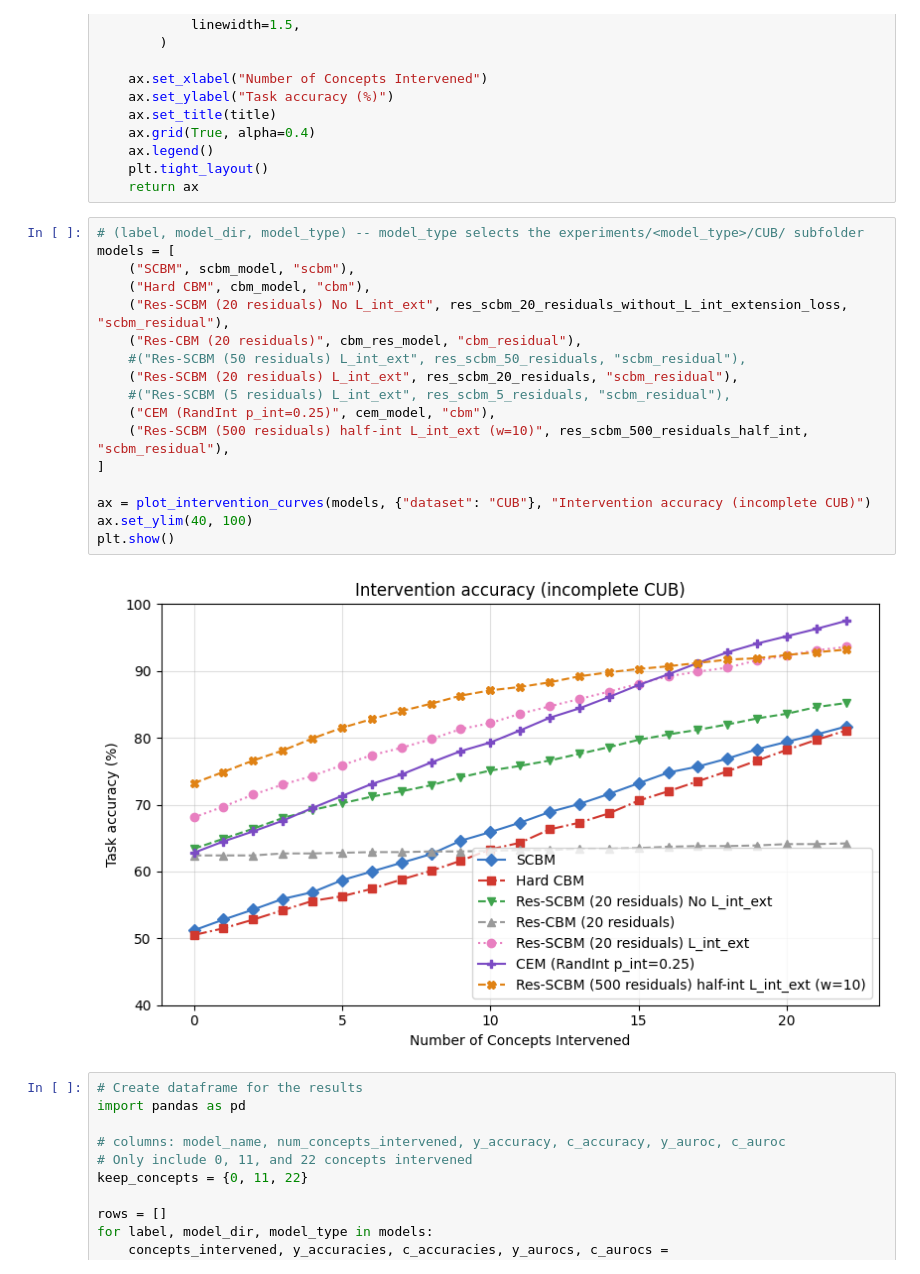
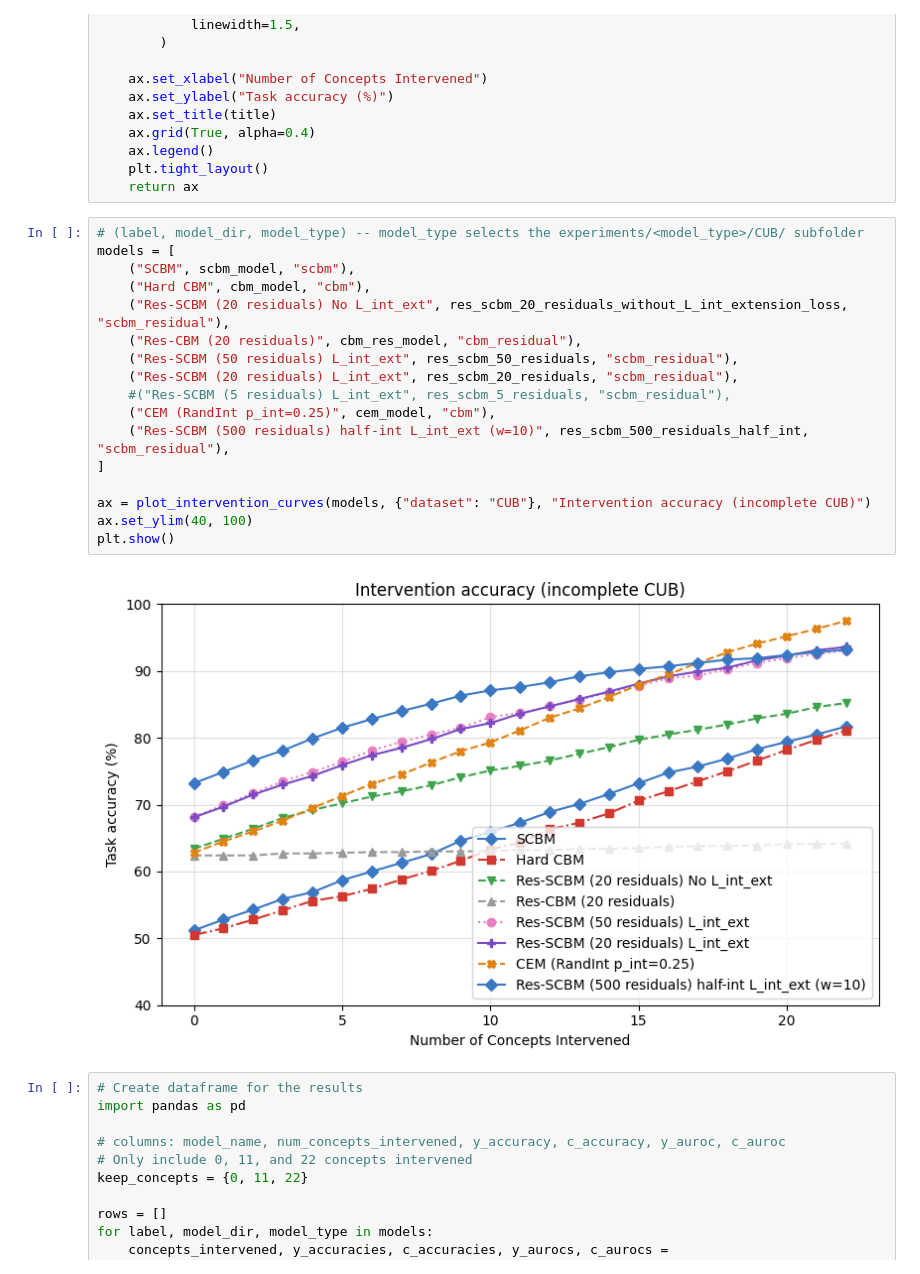
Before and after one commit to stephenmarcou/SCBM_implementation, a Jupyter notebook: results_aug.ipynb, the cells around one changed output. Cells and saved outputs as stored; diff of their text form.

```diff
--- a/results_aug.ipynb
+++ b/results_aug.ipynb
@@ -187,22 +187,22 @@ def plot_intervention_curves(models, extract_kwargs, title, ax=None):
 # %%
 # (label, model_dir, model_type) -- model_type selects the experiments/<model_type>/CUB/ subfolder
 models = [
     ("SCBM", scbm_model, "scbm"),
     ("Hard CBM", cbm_model, "cbm"),
     ("Res-SCBM (20 residuals) No L_int_ext", res_scbm_20_residuals_without_L_int_extension_loss, "scbm_residual"),
     ("Res-CBM (20 residuals)", cbm_res_model, "cbm_residual"),
-    #("Res-SCBM (50 residuals) L_int_ext", res_scbm_50_residuals, "scbm_residual"),
+    ("Res-SCBM (50 residuals) L_int_ext", res_scbm_50_residuals, "scbm_residual"),
     ("Res-SCBM (20 residuals) L_int_ext", res_scbm_20_residuals, "scbm_residual"),
     #("Res-SCBM (5 residuals) L_int_ext", res_scbm_5_residuals, "scbm_residual"),
     ("CEM (RandInt p_int=0.25)", cem_model, "cbm"),
     ("Res-SCBM (500 residuals) half-int L_int_ext (w=10)", res_scbm_500_residuals_half_int, "scbm_residual"),
 ]
 
 ax = plot_intervention_curves(models, {"dataset": "CUB"}, "Intervention accuracy (incomplete CUB)")
 ax.set_ylim(40, 100)
 plt.show()
 # %% [output]
-[figure, old version]
+[figure, new version]
 # %%
 # Create dataframe for the results
 import pandas as pd
```
Also changed, not shown: parts of 2 cells of this notebook, 7 other files.
